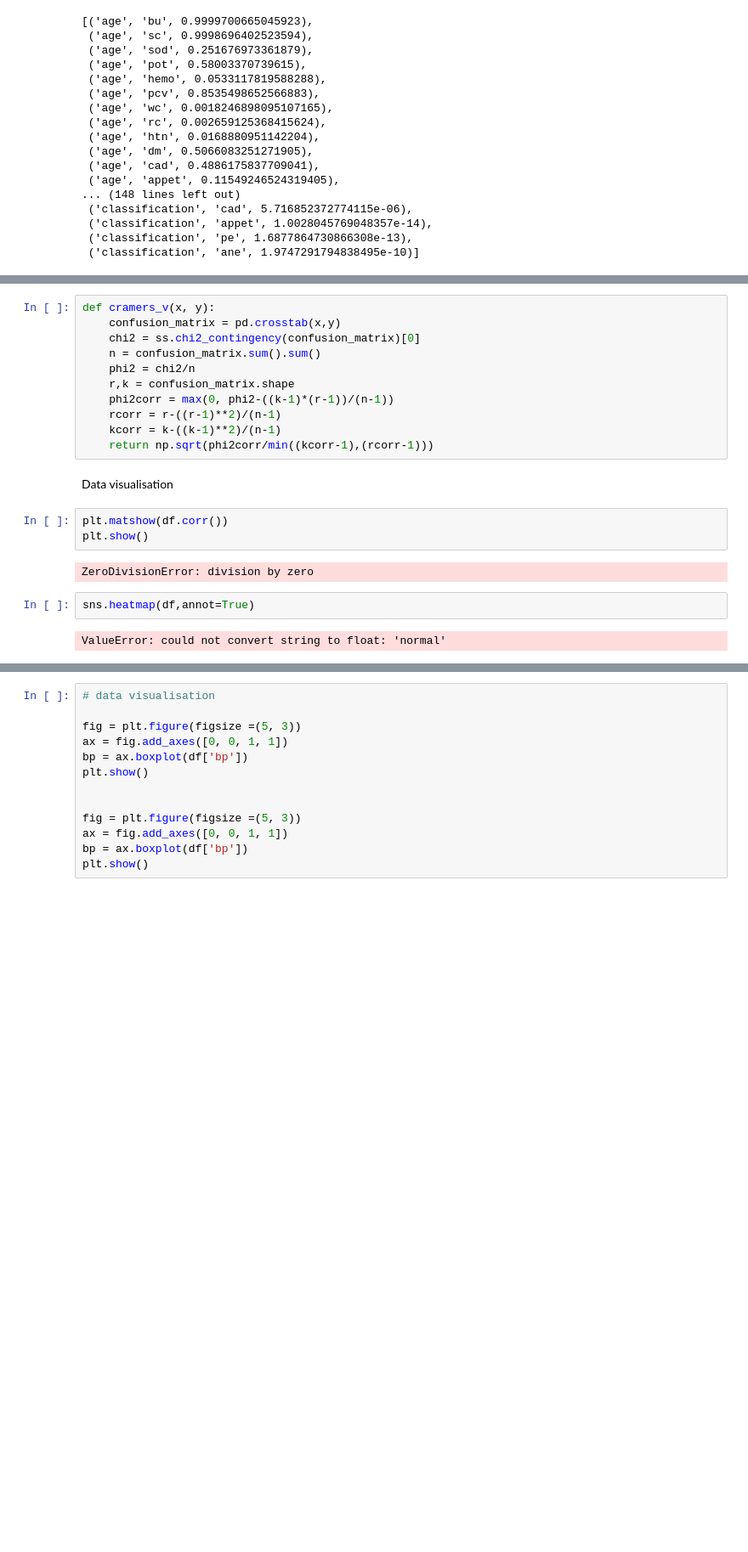
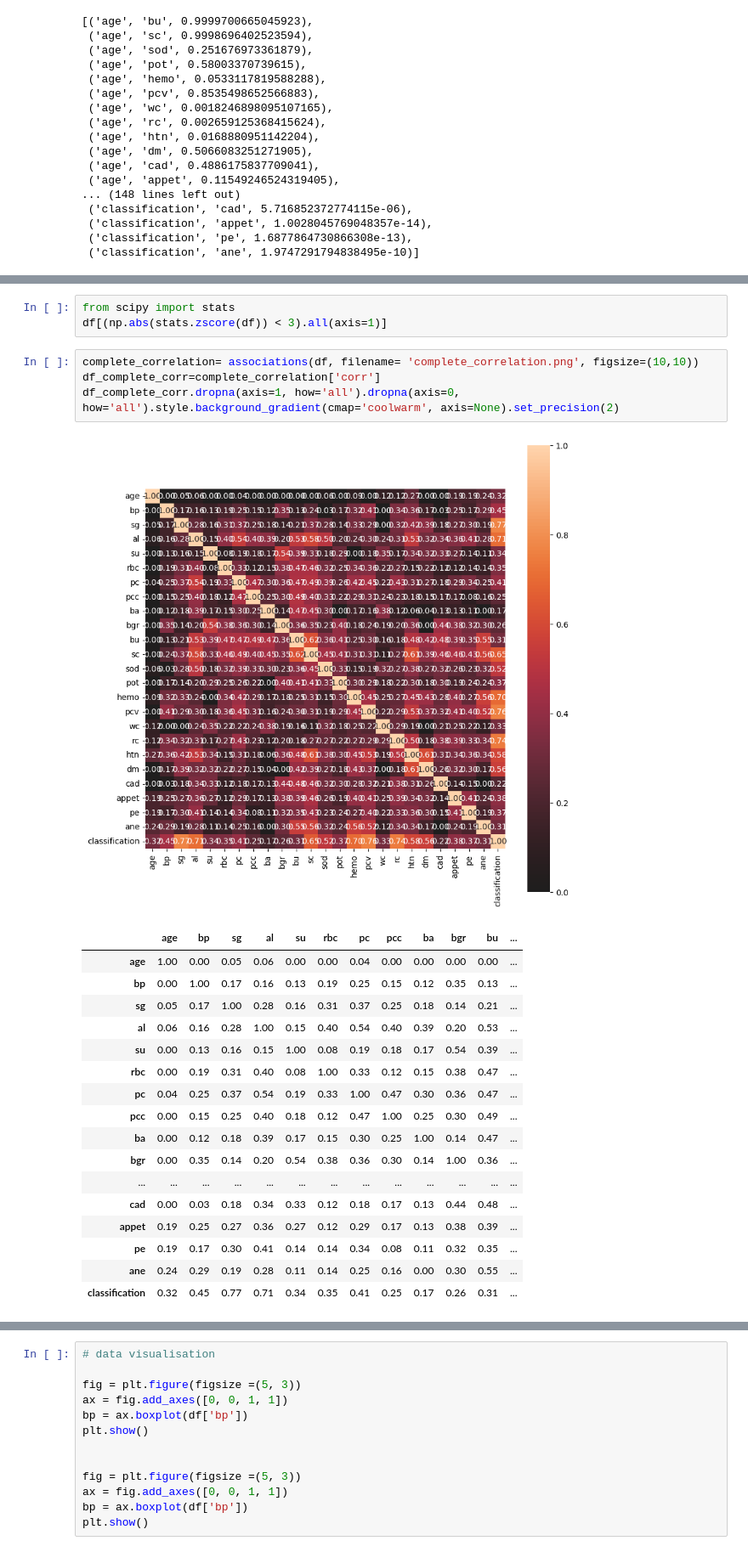
Before and after one commit to R3AlL3nGz3i/kidney_disease_identification, a Jupyter notebook: heart_disease_ml.ipynb, the cells around one changed output, grey strips where cells are left out. Shown: that part at 85% size. Saved outputs shown, nothing was run; the diff lists cells and outputs as text; blank space fills up the shorter version.

Commit message:
Plotting

```diff
--- a/heart_disease_ml.ipynb
+++ b/heart_disease_ml.ipynb
@@ -260,25 +232,29 @@ chi_test_output.pivot(index='var1', columns='var2', values='coeff')
 | rbc | 4.016646e-03 | 1.001387e-02 | 1.044278e-06 | 1.033768e-02 | 1.645882e-12 | 1.541263e-05 | 2.298434e-03 | 1.959926e-03 | 1.171708e-05 | 2.651952e-03 | ... |
 | sg | 8.344001e-04 | 7.374373e-07 | 1.154431e-02 | 2.560810e-03 | 1.234645e-50 | 3.758083e-24 | 2.426045e-07 | 5.696669e-15 | 1.810146e-09 | 6.693715e-08 | ... |
 | su | 9.321899e-02 | 1.574943e-06 | 2.960079e-15 | 1.622270e-09 | 9.027667e-10 | 1.950592e-15 | 7.273465e-01 | 1.011507e-09 | 2.341047e-03 | 2.029082e-02 | ... |
-# %%
-def cramers_v(x, y):
-    confusion_matrix = pd.crosstab(x,y)
-    chi2 = ss.chi2_contingency(confusion_matrix)[0]
-    n = confusion_matrix.sum().sum()
-    phi2 = chi2/n
-    r,k = confusion_matrix.shape
-    phi2corr = max(0, phi2-((k-1)*(r-1))/(n-1))
-    rcorr = r-((r-1)**2)/(n-1)
-    kcorr = k-((k-1)**2)/(n-1)
-    return np.sqrt(phi2corr/min((kcorr-1),(rcorr-1)))
-# %% [markdown]
-Data visualisation
-# %%
-plt.matshow(df.corr())
-plt.show()
-# %% [output]
-ZeroDivisionError: division by zero
-# %%
-sns.heatmap(df,annot=True)
-# %% [output]
-ValueError: could not convert string to float: 'normal'
+# %%
+from scipy import stats
+df[(np.abs(stats.zscore(df)) < 3).all(axis=1)]
+# %%
+complete_correlation= associations(df, filename= 'complete_correlation.png', figsize=(10,10))
+df_complete_corr=complete_correlation['corr']
+df_complete_corr.dropna(axis=1, how='all').dropna(axis=0, how='all').style.background_gradient(cmap='coolwarm', axis=None).set_precision(2)
+# %% [output]
+[figure, added]
+|  | age | bp | sg | al | su | rbc | pc | pcc | ba | bgr | bu | ... |
+| age | 1.00 | 0.00 | 0.05 | 0.06 | 0.00 | 0.00 | 0.04 | 0.00 | 0.00 | 0.00 | 0.00 | ... |
+| bp | 0.00 | 1.00 | 0.17 | 0.16 | 0.13 | 0.19 | 0.25 | 0.15 | 0.12 | 0.35 | 0.13 | ... |
+| sg | 0.05 | 0.17 | 1.00 | 0.28 | 0.16 | 0.31 | 0.37 | 0.25 | 0.18 | 0.14 | 0.21 | ... |
+| al | 0.06 | 0.16 | 0.28 | 1.00 | 0.15 | 0.40 | 0.54 | 0.40 | 0.39 | 0.20 | 0.53 | ... |
+| su | 0.00 | 0.13 | 0.16 | 0.15 | 1.00 | 0.08 | 0.19 | 0.18 | 0.17 | 0.54 | 0.39 | ... |
+| rbc | 0.00 | 0.19 | 0.31 | 0.40 | 0.08 | 1.00 | 0.33 | 0.12 | 0.15 | 0.38 | 0.47 | ... |
+| pc | 0.04 | 0.25 | 0.37 | 0.54 | 0.19 | 0.33 | 1.00 | 0.47 | 0.30 | 0.36 | 0.47 | ... |
+| pcc | 0.00 | 0.15 | 0.25 | 0.40 | 0.18 | 0.12 | 0.47 | 1.00 | 0.25 | 0.30 | 0.49 | ... |
+| ba | 0.00 | 0.12 | 0.18 | 0.39 | 0.17 | 0.15 | 0.30 | 0.25 | 1.00 | 0.14 | 0.47 | ... |
+| bgr | 0.00 | 0.35 | 0.14 | 0.20 | 0.54 | 0.38 | 0.36 | 0.30 | 0.14 | 1.00 | 0.36 | ... |
+| ... | ... | ... | ... | ... | ... | ... | ... | ... | ... | ... | ... | ... |
+| cad | 0.00 | 0.03 | 0.18 | 0.34 | 0.33 | 0.12 | 0.18 | 0.17 | 0.13 | 0.44 | 0.48 | ... |
+| appet | 0.19 | 0.25 | 0.27 | 0.36 | 0.27 | 0.12 | 0.29 | 0.17 | 0.13 | 0.38 | 0.39 | ... |
+| pe | 0.19 | 0.17 | 0.30 | 0.41 | 0.14 | 0.14 | 0.34 | 0.08 | 0.11 | 0.32 | 0.35 | ... |
+| ane | 0.24 | 0.29 | 0.19 | 0.28 | 0.11 | 0.14 | 0.25 | 0.16 | 0.00 | 0.30 | 0.55 | ... |
+| classification | 0.32 | 0.45 | 0.77 | 0.71 | 0.34 | 0.35 | 0.41 | 0.25 | 0.17 | 0.26 | 0.31 | ... |
```
Also changed, not shown: parts of 11 cells of this notebook, 1 other file.
